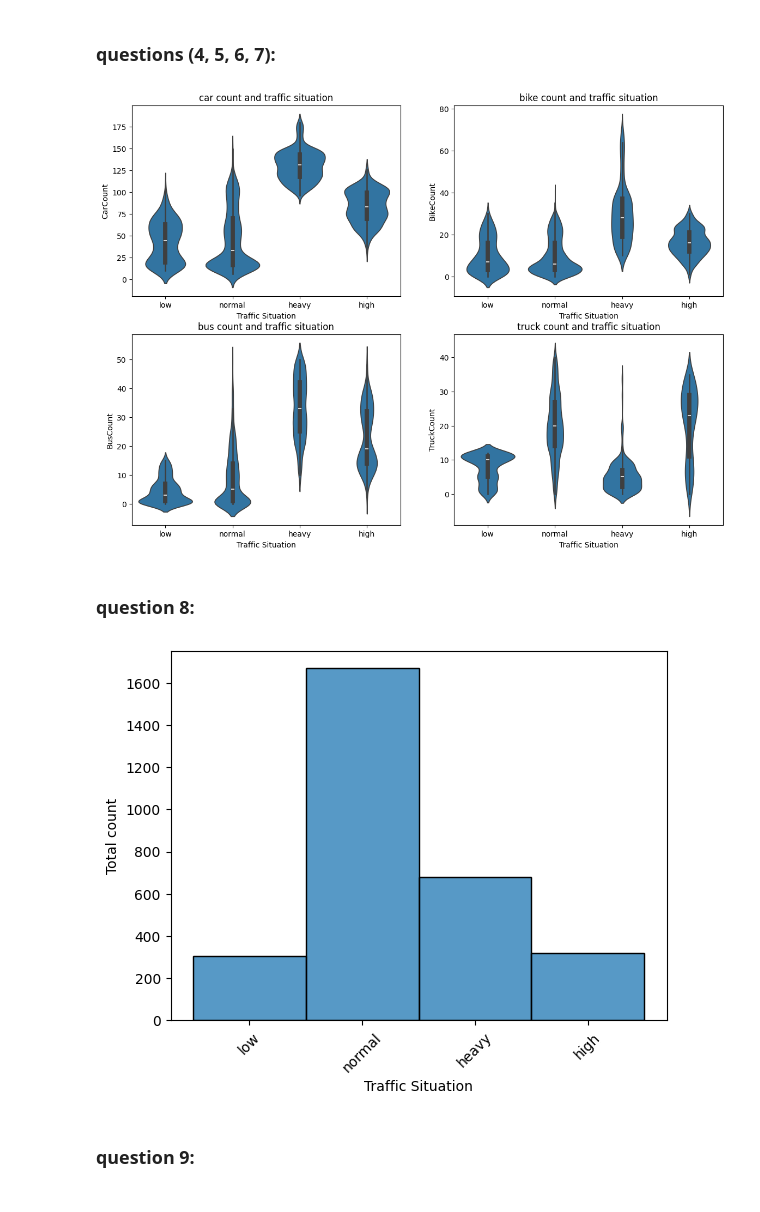
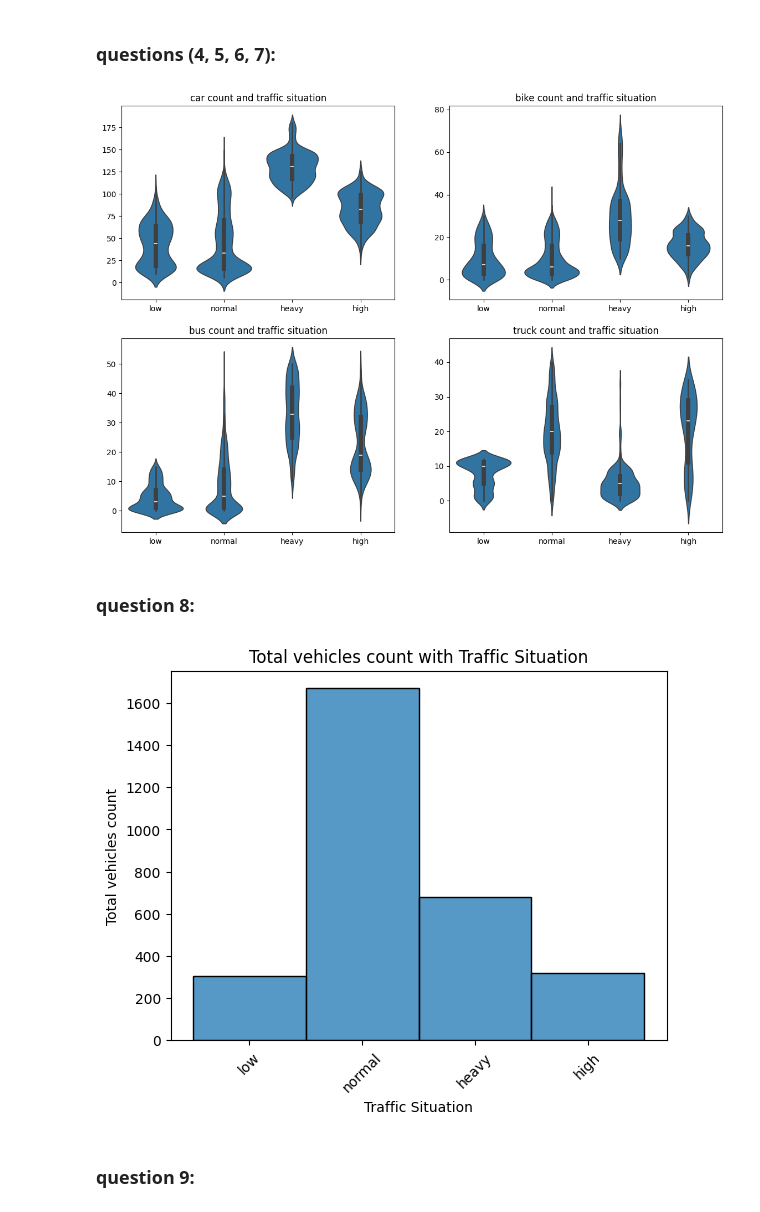
Before and after one commit to Mkaljermy/traffic-assim, a Jupyter notebook: ass1.ipynb, the cells around one changed output. Saved outputs shown, nothing was run; the diff lists cells and outputs as text; code cells hidden in the pictures.

```diff
--- a/ass1.ipynb
+++ b/ass1.ipynb
@@ -80,26 +83,27 @@ plt.show()
 # %%
 fig, ax = plt.subplots(2, 2, figsize = (14, 10))
 
-sns.violinplot(x = 'Traffic Situation', y = 'CarCount', data = data, ax = ax[0, 0]).set(title = "car count and traffic situation")
+sns.violinplot(x = 'Traffic Situation', y = 'CarCount', data = data, ax = ax[0, 0]).set(title = "car count and traffic situation", xlabel=None, ylabel=None)
 
-sns.violinplot(x = 'Traffic Situation', y = 'BikeCount', data = data, ax = ax[0, 1]).set(title = "bike count and traffic situation")
+sns.violinplot(x = 'Traffic Situation', y = 'BikeCount', data = data, ax = ax[0, 1]).set(title = "bike count and traffic situation", xlabel=None, ylabel=None)
 
-sns.violinplot(x = 'Traffic Situation', y = 'BusCount', data = data, ax = ax[1, 0]).set(title = "bus count and traffic situation")
+sns.violinplot(x = 'Traffic Situation', y = 'BusCount', data = data, ax = ax[1, 0]).set(title = "bus count and traffic situation", xlabel=None, ylabel=None)
 
-sns.violinplot(x = 'Traffic Situation', y = 'TruckCount', data = data, ax = ax[1, 1]).set(title = "truck count and traffic situation")
+sns.violinplot(x = 'Traffic Situation', y = 'TruckCount', data = data, ax = ax[1, 1]).set(title = "truck count and traffic situation", xlabel=None, ylabel=None)
 
 plt.show()
 # %% [output]
-[figure, old version]
+[figure, new version]
 # %% [markdown]
 ### question 8:
 # %%
 sns.histplot(x = 'Traffic Situation', data = data)
-plt.ylabel("Total count")
+plt.title('Total vehicles count with Traffic Situation')
+plt.ylabel("Total vehicles count")
 plt.xticks(rotation=45)
 plt.show()
 # %% [output]
-[figure, old version]
+[figure, new version]
 # %% [markdown]
 ### question 9:
 # %%
```
Also changed, not shown: parts of 4 cells of this notebook.
